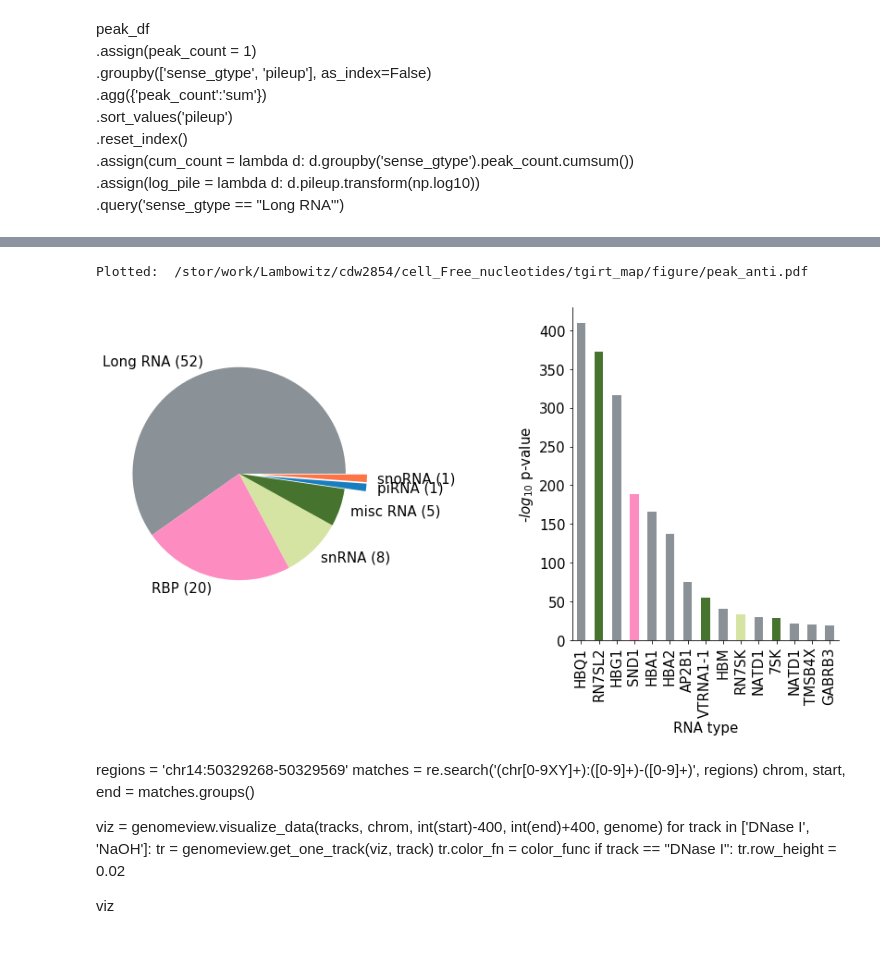
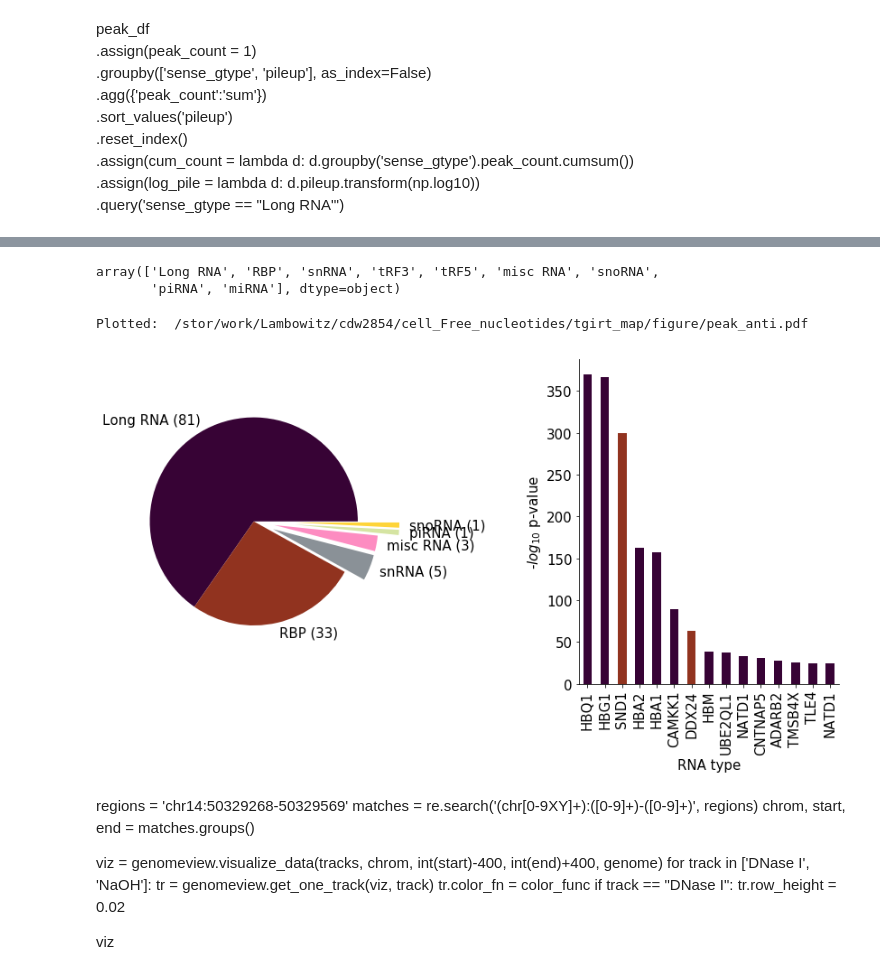
Before and after one commit to wckdouglas/cfNA, a Jupyter notebook: plots/peak_analysis.ipynb, the cells around one changed output, grey strips where cells are left out. Cells and saved outputs as stored; diff of their text form; code cells hidden in the pictures.

```diff
--- a/plots/peak_analysis.ipynb
+++ b/plots/peak_analysis.ipynb
@@ -260,27 +266,33 @@ lR_peak.head(20)
+# %%
+anti_peaks.antisense_gtype.unique()
+# %% [output]
+array(['Long RNA', 'RBP', 'snRNA', 'tRF3', 'tRF5', 'misc RNA', 'snoRNA',
+       'piRNA', 'miRNA'], dtype=object)
 # %%
-anti_peaks = peak_df.query('is_sense == "Antisense"')
+anti_peaks = peak_df.query('is_sense == "Antisense"')\
+    .pipe(lambda d: d[~d.antisense_gtype.str.contains('tRF')])
 # %%
 fig = plt.figure(figsize=(10,5))
 ax = fig.add_axes([0,0.1,0.4,0.8])
 plot_peak_pie(anti_peaks, ax, ce, gtype='antisense_gtype')
 ax = fig.add_axes([0.7, 0, 0.4, 1])
-anti_plot = anti_peaks.head(15)
+anti_plot = anti_peaks.nlargest(15, 'log10p')
 anti_plot.plot\
-    .bar('antisense_gname', 'log10q',
+    .bar('antisense_gname', 'log10p',
          color = ce.transform(anti_plot\
                                .antisense_gtype),
         ax = ax)
 ax.legend().set_visible(False)
 ax.set_xlabel('RNA type')
 ax.set_ylabel('-$log_{10}$ p-value')
 sns.despine()
 fig.tight_layout()
 figurename = figure_path + '/peak_anti.pdf'
 fig.savefig(figurename, bbox_inches = 'tight')
 print('Plotted: ', figurename)
 # %% [output]
 Plotted:  /stor/work/Lambowitz/cdw2854/cell_Free_nucleotides/tgirt_map/figure/peak_anti.pdf
-[figure, old version]
+[figure, new version]
 # %%
 bam_path = '/stor/work/Lambowitz/cdw2854/cell_Free_nucleotides/tgirt_map/merged_bam'
 ref_path = '/stor/work/Lambowitz/ref/hg19'
```
Also changed, not shown: parts of 20 cells of this notebook, 14 other files.
